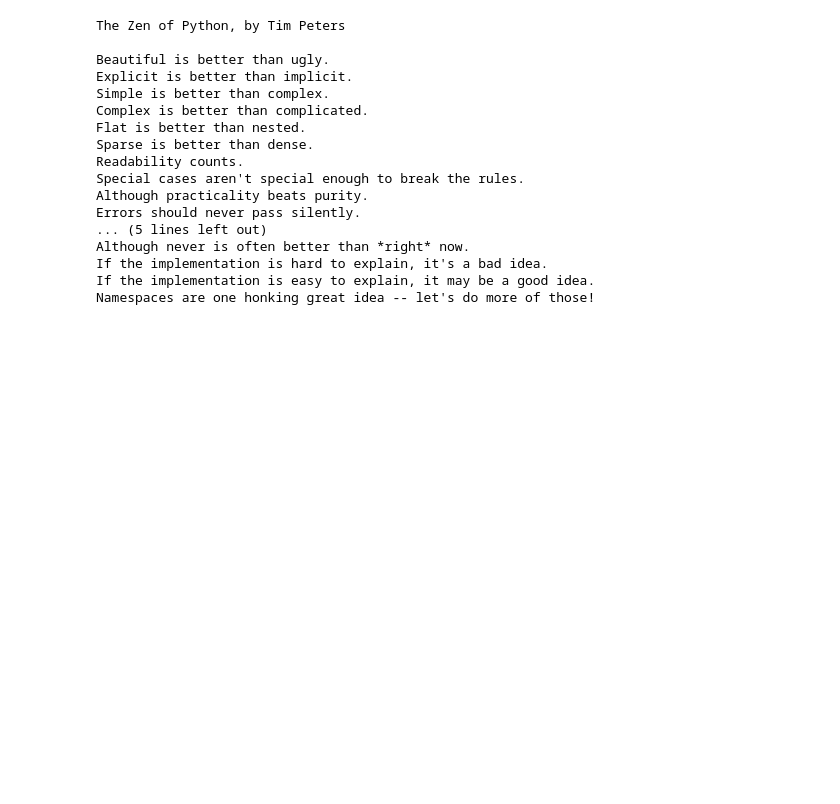
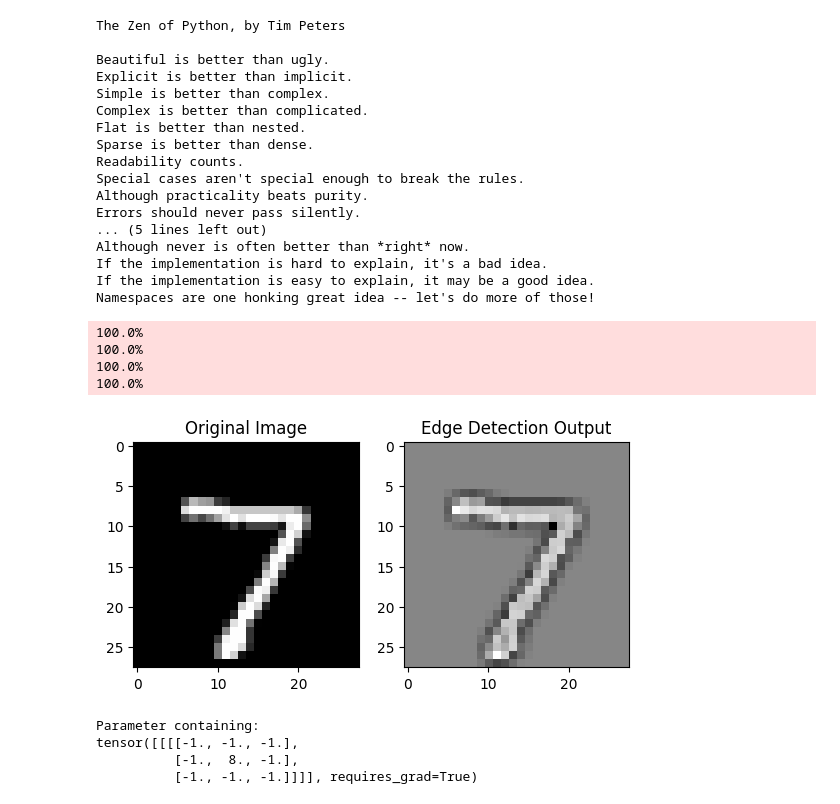
Before and after one commit to anmol52490/From_Scratch, a Jupyter notebook: cnn.ipynb, the cells around one changed output. Cells and saved outputs as stored; diff of their text form; code cells hidden in the pictures; blank space fills up the shorter version.

```diff
--- a/cnn.ipynb
+++ b/cnn.ipynb
@@ -672,3 +672,38 @@ Although never is often better than *right* now.
 If the implementation is hard to explain, it's a bad idea.
 If the implementation is easy to explain, it may be a good idea.
 Namespaces are one honking great idea -- let's do more of those!
+# %%
+import matplotlib.pyplot as plt
+import torchvision.transforms as transforms
+import torchvision.datasets as datasets
+import torch
+import torch.nn as nn
+
+# Load a sample image
+data = datasets.MNIST(root="./data", train=False, download=True, transform=transforms.ToTensor())
+image, _ = data[0]
+# Define an edge-detection kernel
+edge_kernel = torch.tensor([[[[-1, -1, -1], [-1, 8, -1], [-1, -1, -1]]]], dtype=torch.float32)
+conv_layer = nn.Conv2d(1, 1, kernel_size=3, padding=1, bias=False)
+conv_layer.weight = torch.nn.Parameter(edge_kernel)
+image = image.unsqueeze(0)  # Add batch dimension
+output = conv_layer(image)
+fig, ax = plt.subplots(1, 2)
+ax[0].imshow(image.squeeze(), cmap='gray')
+ax[0].set_title("Original Image")
+ax[1].imshow(output.detach().squeeze(), cmap='gray')
+ax[1].set_title("Edge Detection Output")
+plt.show()
+# %% [output]
+100.0%
+100.0%
+100.0%
+100.0%
+[figure, added]
+# %%
+conv_layer.weight
+# %% [output]
+Parameter containing:
+tensor([[[[-1., -1., -1.],
+          [-1.,  8., -1.],
+          [-1., -1., -1.]]]], requires_grad=True)
```
Also changed, not shown: 7 other files.
